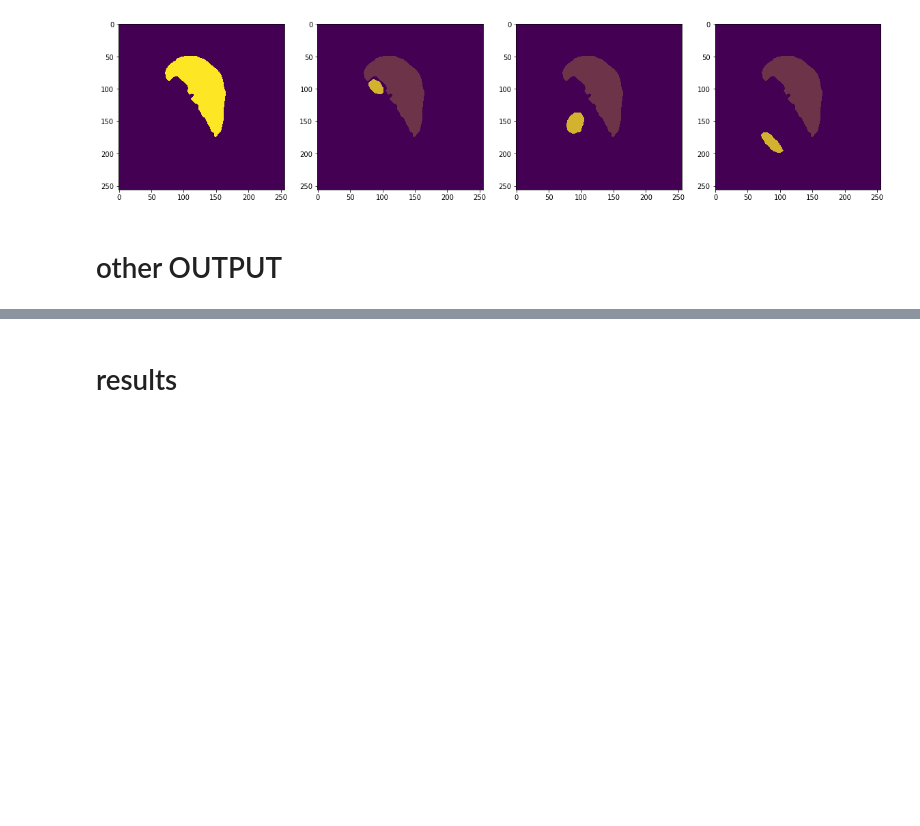
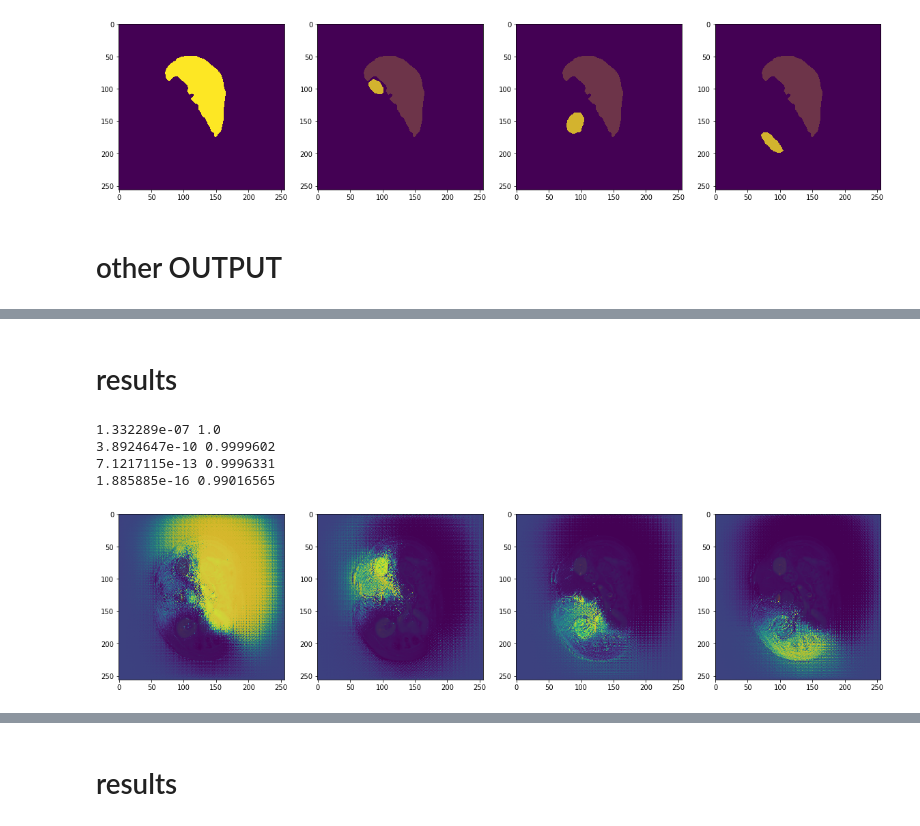
Before and after one commit to Eclair600/ultrasound-nerve-segmentation, a Jupyter notebook: notebook_test.ipynb, the cells around one changed output, grey strips where cells are left out. Saved outputs shown, nothing was run; the diff lists cells and outputs as text; code cells hidden in the pictures; blank space fills up the shorter version.

```diff
--- a/notebook_test.ipynb
+++ b/notebook_test.ipynb
@@ -433,6 +446,7 @@ plt.legend()
 # %%
-id = 110
-
-
-test = x_train[id,:,:,:]
-y_pred = model_.predict(test.reshape(1,256,256,1))
+def get_predict(id,model):
+    test = x_train[id,:,:,:]
+    return model.predict(test.reshape(1,256,256,1))
+# %%
+id = 69
+y_pred = get_predict(id,mm)
@@ -438,0 +458,19 @@ y_pred = model_.predict(test.reshape(1,256,256,1))
+# %% [markdown]
+# results
+# %%
+plt.figure(figsize=(20, 15))
+
+for i in range(4):
+    plt.subplot(1,4,i+1)
+    plt.imshow(x_train[id,:,:,0])
+    slice_ = y_pred[0,:,:,i]
+    x = np.sum(y_pred, axis = 3)[0]
+    print(slice_.min(),slice_.max())
+    plt.imshow(slice_,vmin=slice_.min(),vmax=slice_.max(), alpha=0.8)
+plt.show()
+# %% [output]
+1.332289e-07 1.0
+3.8924647e-10 0.9999602
+7.1217115e-13 0.9996331
+1.885885e-16 0.99016565
+[figure, added]
```
Also changed, not shown: parts of 18 cells of this notebook.
